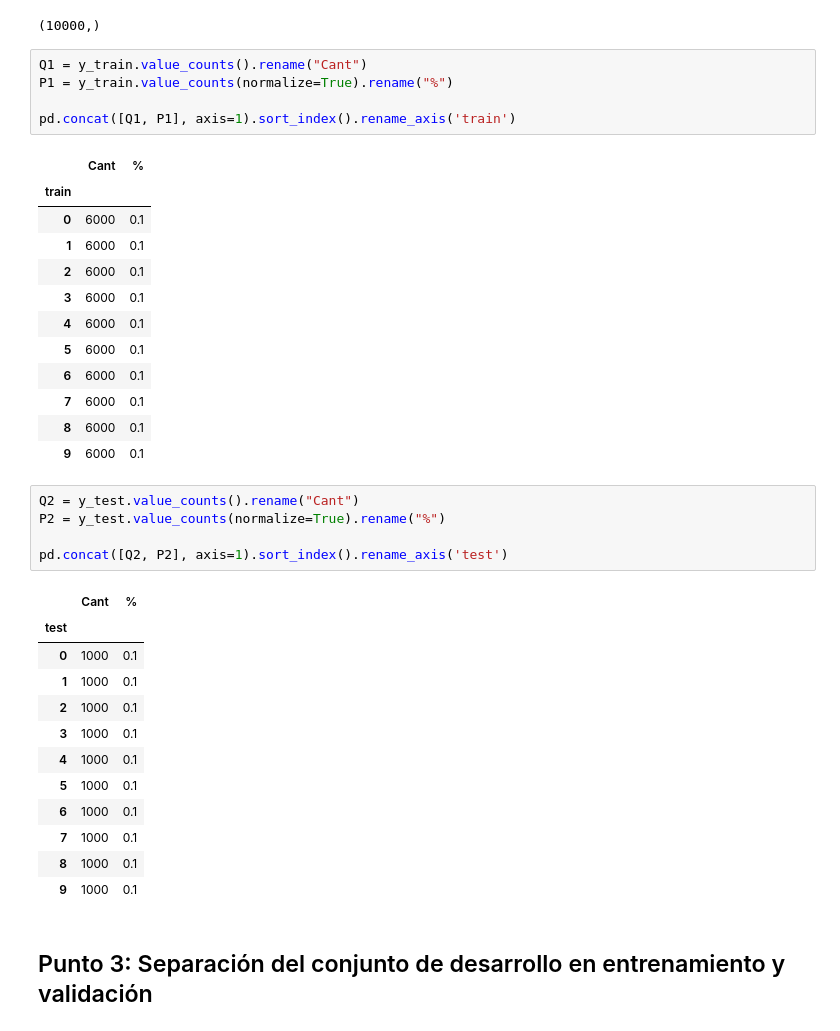
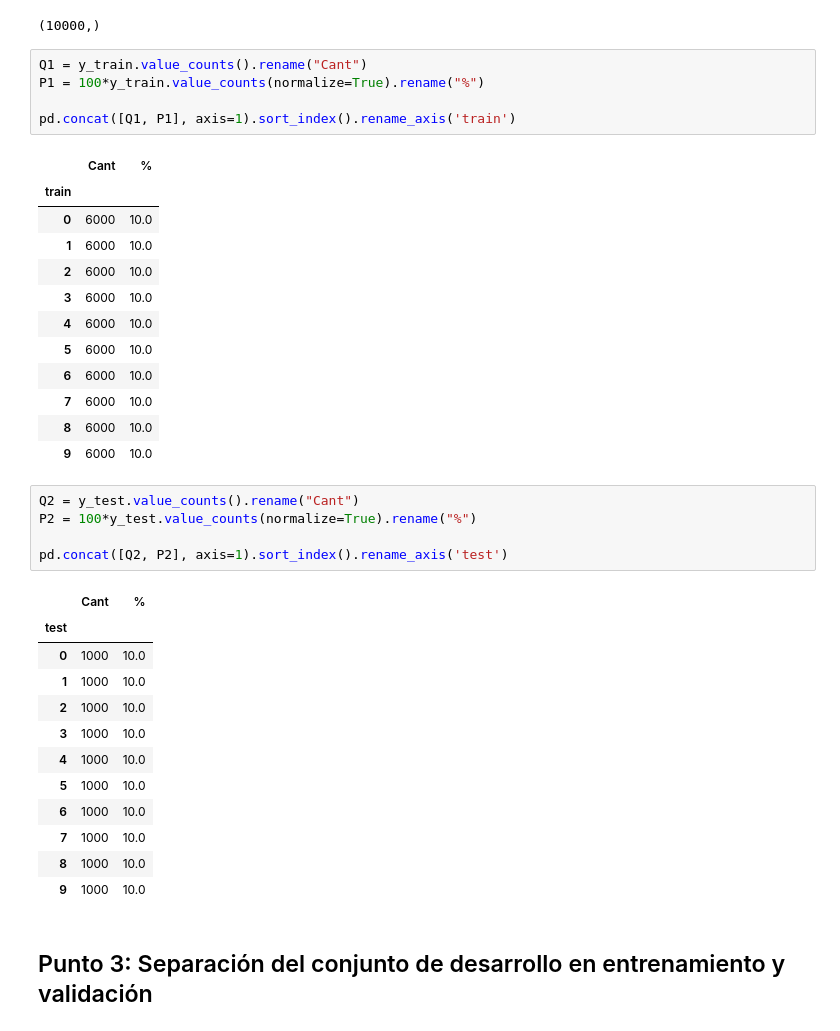
Before and after one commit to mcnanton/tp2AA, a Jupyter notebook: TP2AA.ipynb, the cells around one changed output. Drawn from its saved outputs; the diff is of its cells as text.

```diff
--- a/TP2AA.ipynb
+++ b/TP2AA.ipynb
@@ -231,40 +230,40 @@ y_test.shape
 (10000,)
 # %%
 Q1 = y_train.value_counts().rename("Cant")
-P1 = y_train.value_counts(normalize=True).rename("%")
+P1 = 100*y_train.value_counts(normalize=True).rename("%")
 
 pd.concat([Q1, P1], axis=1).sort_index().rename_axis('train')
 # %% [output]
 |  | Cant | % |
 | train |  |  |
-| 0 | 6000 | 0.1 |
-| 1 | 6000 | 0.1 |
-| 2 | 6000 | 0.1 |
-| 3 | 6000 | 0.1 |
-| 4 | 6000 | 0.1 |
-| 5 | 6000 | 0.1 |
-| 6 | 6000 | 0.1 |
-| 7 | 6000 | 0.1 |
-| 8 | 6000 | 0.1 |
-| 9 | 6000 | 0.1 |
+| 0 | 6000 | 10.0 |
+| 1 | 6000 | 10.0 |
+| 2 | 6000 | 10.0 |
+| 3 | 6000 | 10.0 |
+| 4 | 6000 | 10.0 |
+| 5 | 6000 | 10.0 |
+| 6 | 6000 | 10.0 |
+| 7 | 6000 | 10.0 |
+| 8 | 6000 | 10.0 |
+| 9 | 6000 | 10.0 |
 # %%
 Q2 = y_test.value_counts().rename("Cant")
-P2 = y_test.value_counts(normalize=True).rename("%")
+P2 = 100*y_test.value_counts(normalize=True).rename("%")
 
 pd.concat([Q2, P2], axis=1).sort_index().rename_axis('test')
 # %% [output]
 |  | Cant | % |
 | test |  |  |
-| 0 | 1000 | 0.1 |
-| 1 | 1000 | 0.1 |
-| 2 | 1000 | 0.1 |
-| 3 | 1000 | 0.1 |
-| 4 | 1000 | 0.1 |
-| 5 | 1000 | 0.1 |
-| 6 | 1000 | 0.1 |
-| 7 | 1000 | 0.1 |
-| 8 | 1000 | 0.1 |
-| 9 | 1000 | 0.1 |
+| 0 | 1000 | 10.0 |
+| 1 | 1000 | 10.0 |
+| 2 | 1000 | 10.0 |
+| 3 | 1000 | 10.0 |
+| 4 | 1000 | 10.0 |
+| 5 | 1000 | 10.0 |
+| 6 | 1000 | 10.0 |
+| 7 | 1000 | 10.0 |
+| 8 | 1000 | 10.0 |
+| 9 | 1000 | 10.0 |
 # %% [markdown]
 ## Punto 3: Separación del conjunto de desarrollo en entrenamiento y validación
 # %% [markdown]
```
Also changed, not shown: parts of 7 cells of this notebook.
